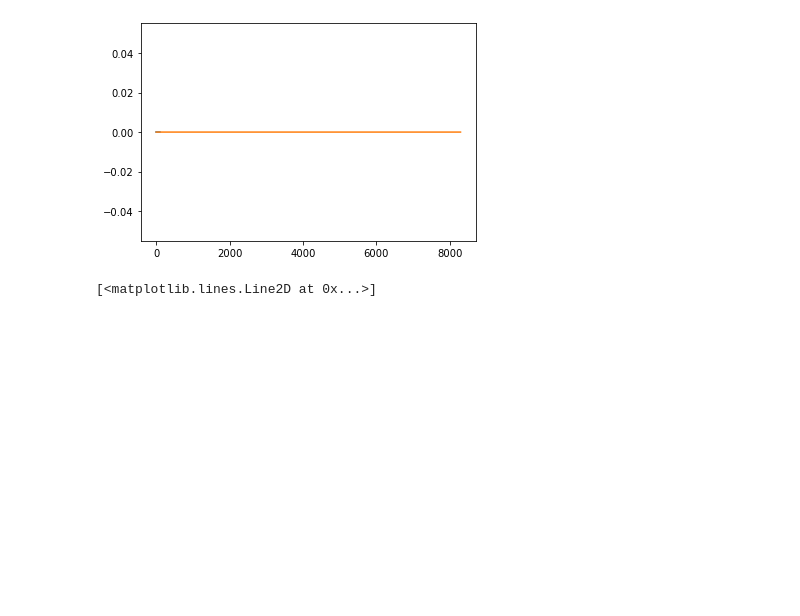
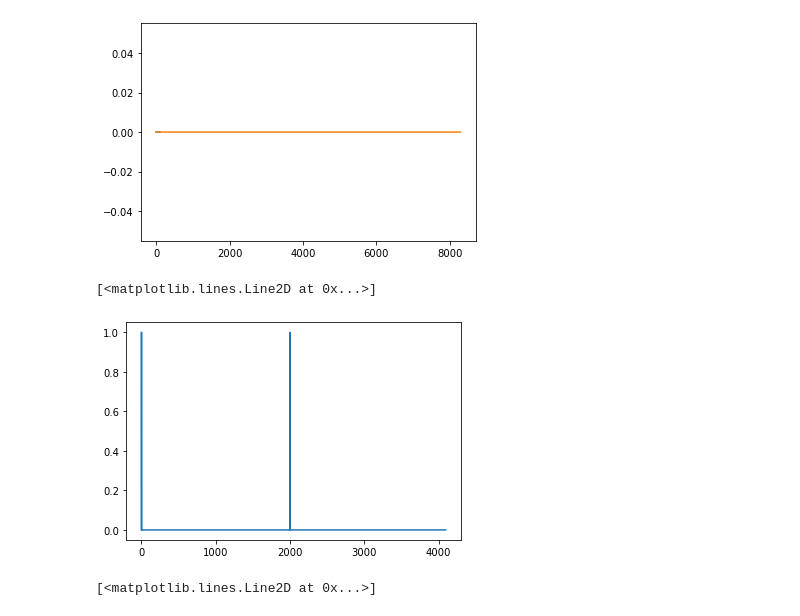
Before and after one commit to daguiam/texture_vibration_generator, a Jupyter notebook: process_textures_spectrum.ipynb, the cells around one changed output. Cells and saved outputs as stored; diff of their text form; code cells hidden in the pictures; blank space fills up the shorter version.

```diff
--- a/process_textures_spectrum.ipynb
+++ b/process_textures_spectrum.ipynb
@@ -374,6 +375,18 @@ conv.size, impulse.size, profiles_all2.size
 # %% [output]
 (8291, 100, 8192)
 [figure]
+# %%
+idx = np.array([1,2000.2]).astype(np.int)
+idx
+idx = [i for i in idx]
+idx
+
+impulse = signal.unit_impulse(N_frame, [10,2000])
+impulse = signal.unit_impulse(N_frame, idx)
+plt.plot(impulse)
+# %% [output]
+[<matplotlib.lines.Line2D at 0x...>]
+[figure, added]
 # %%
 def generate_impulse_train(velocity, N_frame, fs, delay=0):
     """
```
Also changed, not shown: parts of 5 cells of this notebook, 4 other files.
